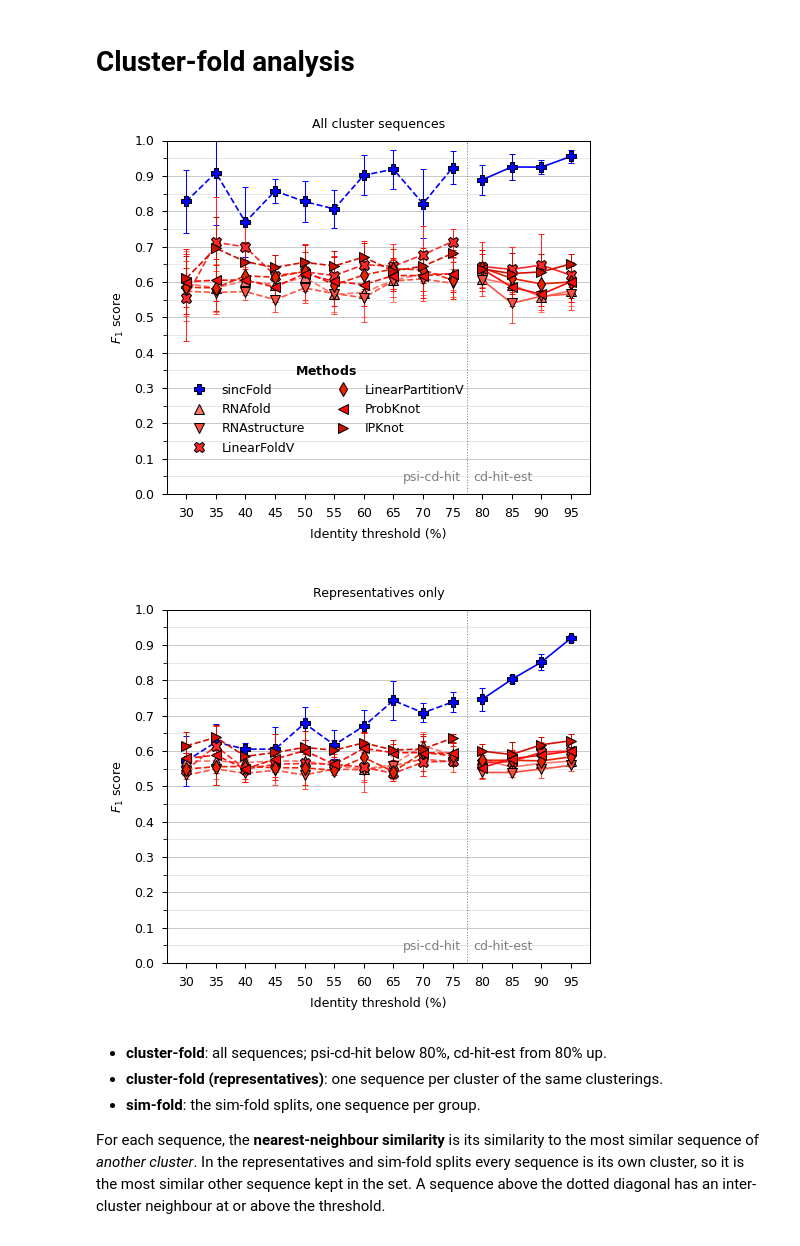
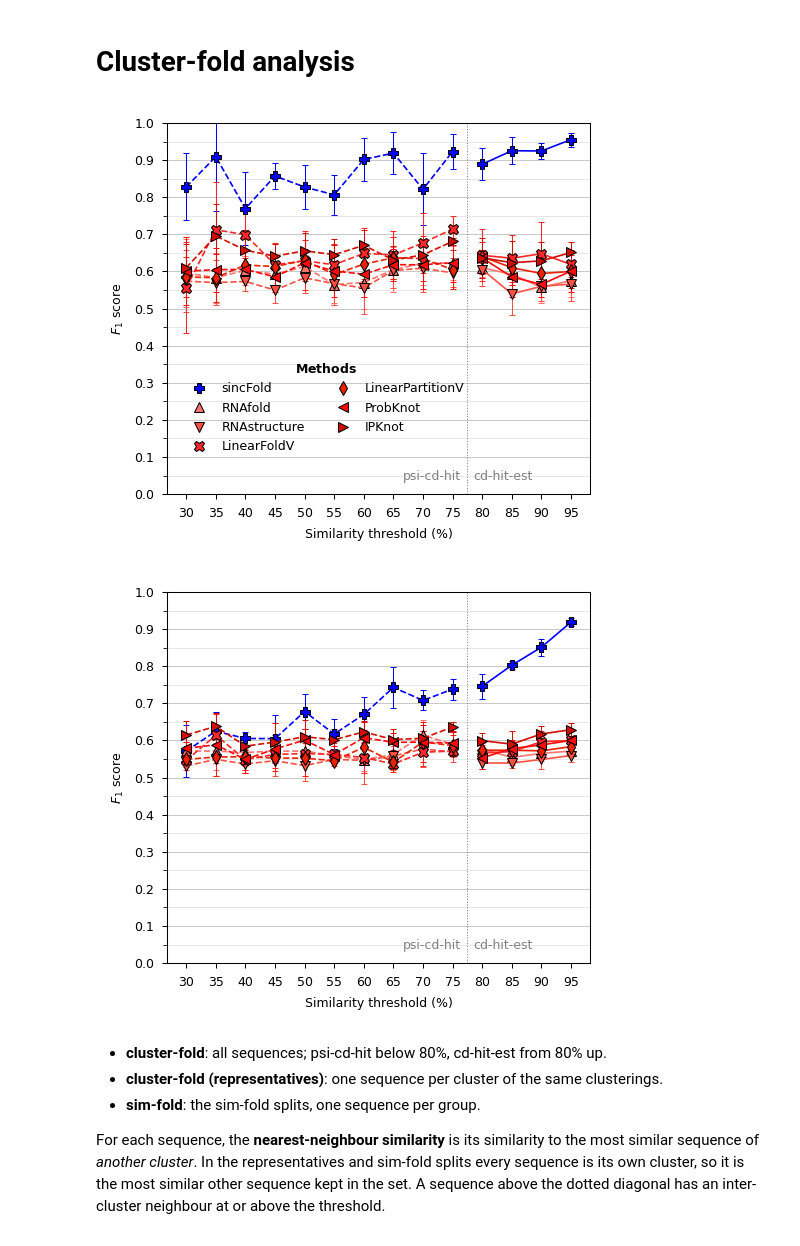
Before and after one commit to sinc-lab/xvalRNAfolding, a Jupyter notebook: src/Figure_S3_cluster_analysis.ipynb, the cells around one changed output. Saved outputs shown, nothing was run; the diff lists cells and outputs as text; code cells hidden in the pictures.

```diff
--- a/src/Figure_S3_cluster_analysis.ipynb
+++ b/src/Figure_S3_cluster_analysis.ipynb
@@ -141,37 +141,37 @@ def f1_vs_threshold(summary_th, variant, title=None, include_legend=False):
                               label=method))
 
     ax.axvline(77.5, color="grey", linestyle=":", linewidth=0.5)
     ax.text(76.5, 0.03, "psi-cd-hit", ha="right", va="bottom", fontsize=font_size, color="grey")
     ax.text(78.5, 0.03, "cd-hit-est", ha="left", va="bottom", fontsize=font_size, color="grey")
 
     ax.set_xticks(sorted(summary_th[summary_th["variant"] == variant]["th"].unique()))
     plt.xticks(fontsize=font_size)
     plt.yticks(fontsize=font_size)
     ax.set_ylim(0, 1)
     ax.yaxis.set_major_locator(mticker.MultipleLocator(0.1))
     ax.yaxis.set_minor_locator(mticker.MultipleLocator(0.05))
     ax.grid(axis="y", which="major", color="grey", linewidth=0.4, alpha=0.5)
     ax.grid(axis="y", which="minor", color="grey", linewidth=0.3, alpha=0.3)
     ax.set_axisbelow(True)
 
-    plt.xlabel("Identity threshold (%)", fontsize=font_size)
+    plt.xlabel("Similarity threshold (%)", fontsize=font_size)
     plt.ylabel("$F_1$ score", fontsize=font_size)
     if title is not None:
         plt.title(title, fontsize=font_size)
     if include_legend:
         ax.legend(handles=handles, title=r"$\mathbf{Methods}$", loc="lower left",
                   bbox_to_anchor=(0.02, 0.08), ncol=2, fontsize=font_size,
                   title_fontsize=font_size, frameon=False)
     plt.tight_layout()
 
 
 for variant, title in [("full", "All cluster sequences"), ("rep", "Representatives only")]:
-    f1_vs_threshold(summary_th, variant, title, include_legend=(variant == "full"))
+    f1_vs_threshold(summary_th, variant, None, include_legend=(variant == "full"))
     plt.savefig(FIG / f"Fig_F1_vs_clustering_threshold_{variant}.pdf", bbox_inches='tight', dpi=300)
     plt.show()
 # %% [output]
-[figure, old version]
+[figure, new version]
-[figure, old version]
+[figure, new version]
 # %% [markdown]
 - **cluster-fold**: all sequences; psi-cd-hit below 80%, cd-hit-est from 80% up.
 - **cluster-fold (representatives)**: one sequence per cluster of the same clusterings.
```
Also changed, not shown: parts of 1 cell of this notebook, 14 other files.
